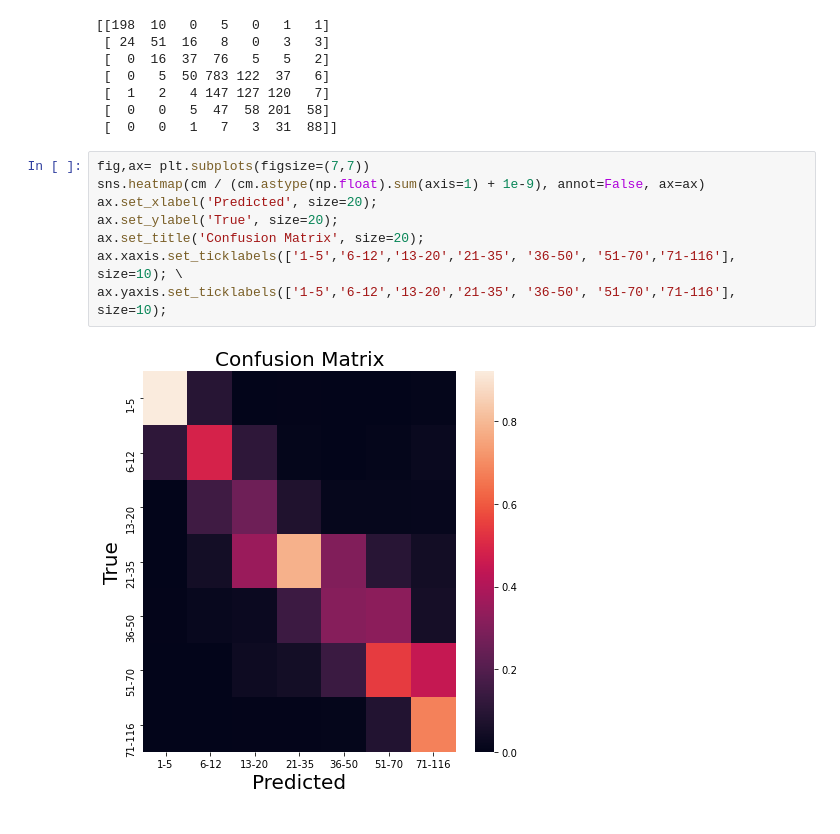
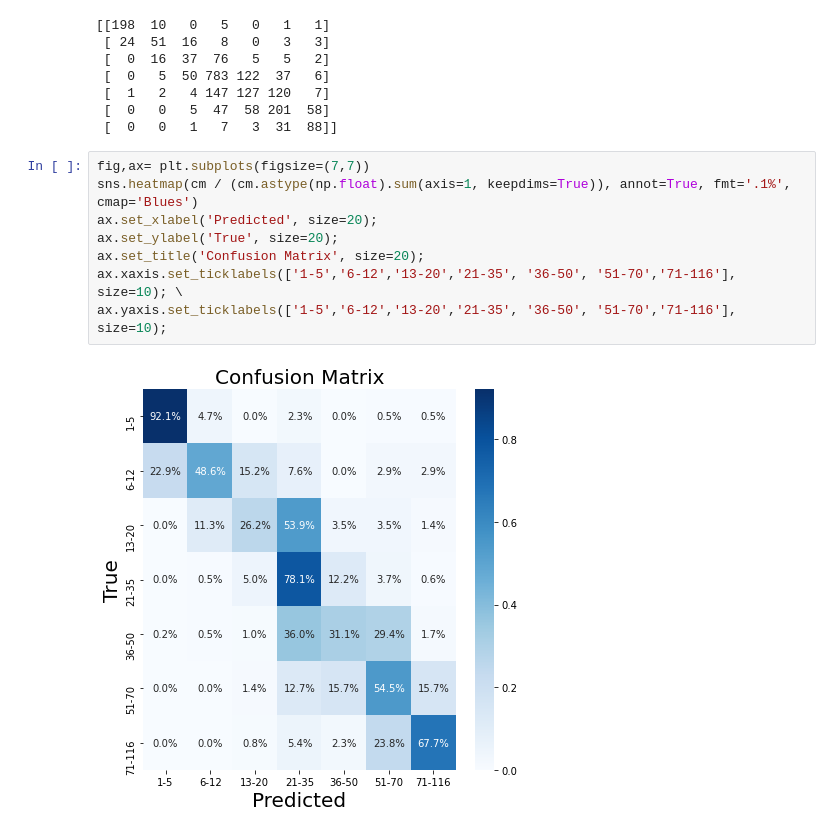
Before and after one commit to TranswapDEX/DeepLearning2021, a Jupyter notebook: DeepLearn2021TrVaTst1.ipynb, the cells around one changed output. Drawn from its saved outputs; the diff is of its cells as text.

```diff
--- a/DeepLearn2021TrVaTst1.ipynb
+++ b/DeepLearn2021TrVaTst1.ipynb
@@ -190,11 +189,11 @@ print(cm)
  [  0   0   1   7   3  31  88]]
 # %%
 fig,ax= plt.subplots(figsize=(7,7))
-sns.heatmap(cm / (cm.astype(np.float).sum(axis=1) + 1e-9), annot=False, ax=ax)
+sns.heatmap(cm / (cm.astype(np.float).sum(axis=1, keepdims=True)), annot=True, fmt='.1%', cmap='Blues')
 ax.set_xlabel('Predicted', size=20);
 ax.set_ylabel('True', size=20);
 ax.set_title('Confusion Matrix', size=20);
 ax.xaxis.set_ticklabels(['1-5','6-12','13-20','21-35', '36-50', '51-70','71-116'], size=10); \
 ax.yaxis.set_ticklabels(['1-5','6-12','13-20','21-35', '36-50', '51-70','71-116'], size=10);
 # %% [output]
-[figure, old version]
+[figure, new version]
```
Also changed, not shown: parts of 1 cell of this notebook.
